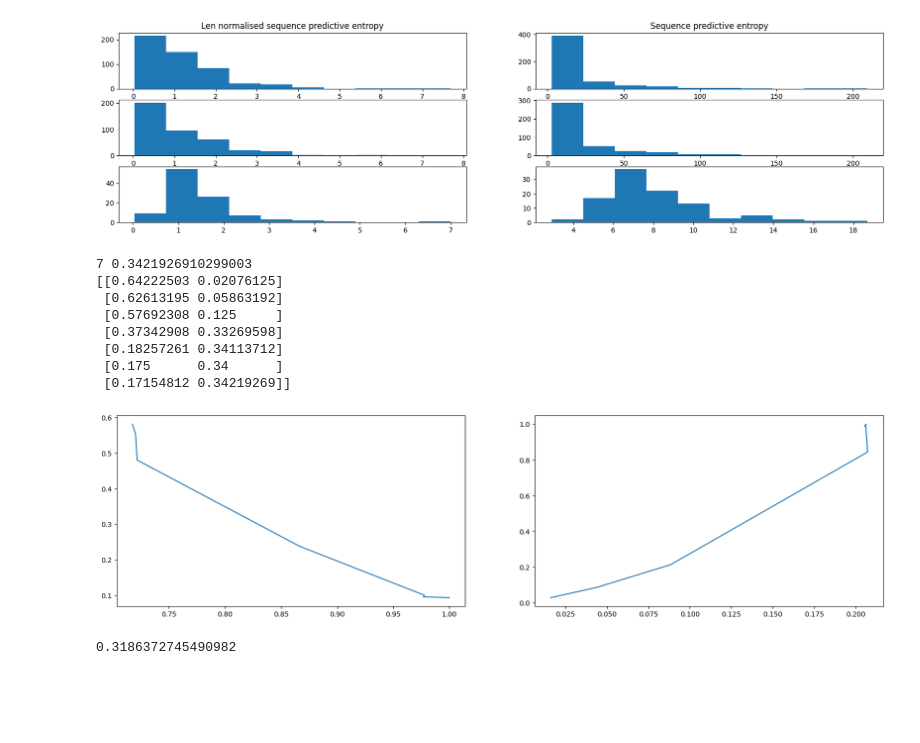
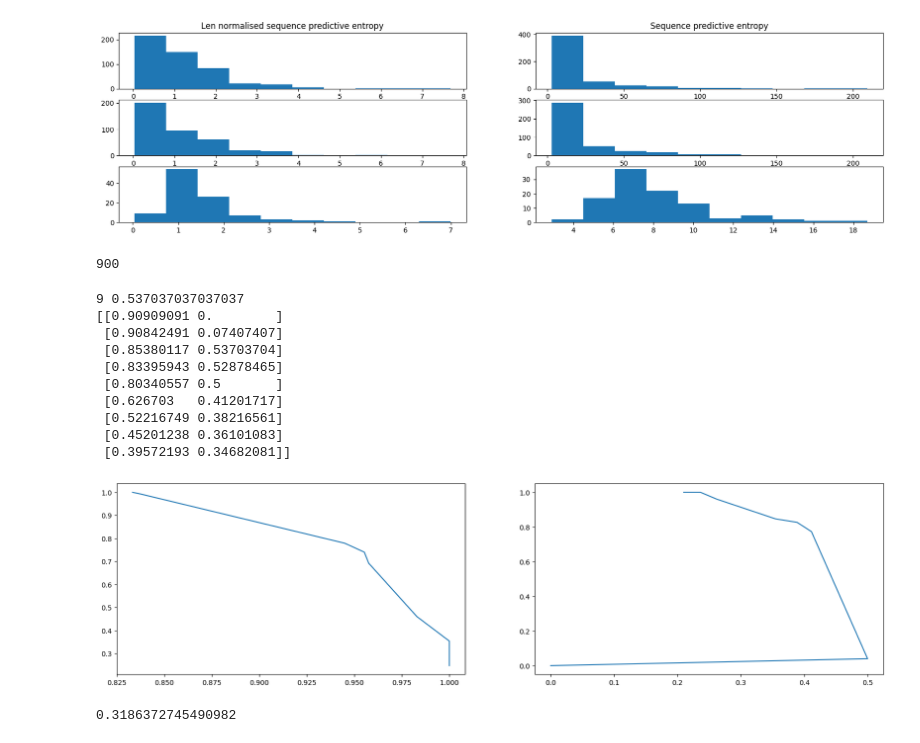
Before and after one commit to itsmemala/honest_llama, a Jupyter notebook: TruthQA_NQ.ipynb, the cells around one changed output. Drawn from its saved outputs; the diff is of its cells as text; code cells hidden in the pictures; blank space fills up the shorter version.

```diff
--- a/TruthQA_NQ.ipynb
+++ b/TruthQA_NQ.ipynb
@@ -498,6 +498,6 @@ with open("/content/gdrive/MyDrive/honest_llama/responses/llama_7B_nq_open_greed
     for line in read_file:
         data = json.loads(line)
         labels.append(1 if data['rouge1_to_target']>0.3 else 0)
-labels = labels[:540]
+# labels = labels[:540]
 np.sum(labels)
 # %% [output]
@@ -930,6 +930,6 @@ plt.show()
 # %%
 import numpy as np
 probs = np.load(f"/content/gdrive/MyDrive/honest_llama/uncertainty/llama_7B_nq_open_greedy_responses_1800_uncertainty_scores.npy")
-probs = probs[:540]
+# probs = probs[:540]
 probs.shape
 # %% [output]
@@ -955,35 +955,55 @@ axes[2,1].hist(probs[:,1][np.array(labels)==1])
         18.69723701]),
  <BarContainer object of 10 artists>)
 [figure]
+# %%
+import numpy as np
+np.random.seed(42)
+
+len_dataset=1800
+
+store_test_idxs = []
+fold_idxs = np.array_split(np.arange(len_dataset), 2)# When using 2-fold CV
+for i in range(2):
+    store_test_idxs.append(fold_idxs[i])
+# %%
+len([labels[i] for i in store_test_idxs[0]])
+# %% [output]
+900
 # %%
-use_entropy_idx = 0
+fold_id = 1
+use_entropy_idx = 1
 thresholds = [0.5,0.75,1,2,5,6,7] if use_entropy_idx == 0 else [1,5,9,10,11,15,20,25,30]
+
+fold_probs = probs[store_test_idxs[fold_id],:]
+fold_labels = [labels[i] for i in store_test_idxs[fold_id]]
 
 pr, recall, f1 = [], [], []
 for t in thresholds:
-    pred = probs[:,use_entropy_idx]<t # accepted/non-hallucinated if below threshold
-    p, r, f, _ = precision_recall_fscore_support(labels,pred)
+    pred = fold_probs[:,use_entropy_idx]<t # accepted/non-hallucinated if below threshold
+    p, r, f, _ = precision_recall_fscore_support(fold_labels,pred)
     pr.append(list(p))
     recall.append(list(r))
     f1.append(list(f))
 
 fig, axes = plt.subplots(nrows=1, ncols=2, figsize=(20, 5))
 axes[0].plot(np.array(pr)[:,0],np.array(recall)[:,0]) # plot for class 0 (hallucination)
 axes[1].plot(np.array(pr)[:,1],np.array(recall)[:,1]) # plot for class 1 (accepted)
 
 idx_best_f1 = np.argmax(np.array(f1)[:,1]) # threshold for best f1 for class 1
 print(thresholds[idx_best_f1],f1[idx_best_f1][1])
 print(np.array(f1)) # f1
 # %% [output]
-7 0.3421926910299003
-[[0.64222503 0.02076125]
- [0.62613195 0.05863192]
- [0.57692308 0.125     ]
- [0.37342908 0.33269598]
- [0.18257261 0.34113712]
- [0.175      0.34      ]
- [0.17154812 0.34219269]]
+9 0.537037037037037
+[[0.90909091 0.        ]
+ [0.90842491 0.07407407]
+ [0.85380117 0.53703704]
+ [0.83395943 0.52878465]
+ [0.80340557 0.5       ]
+ [0.626703   0.41201717]
+ [0.52216749 0.38216561]
+ [0.45201238 0.36101083]
+ [0.39572193 0.34682081]]
-[figure, old version]
+[figure, new version]
 # %%
 f1_score(labels,pred)
 # %% [output]
```
Also changed, not shown: parts of 2 cells of this notebook.
